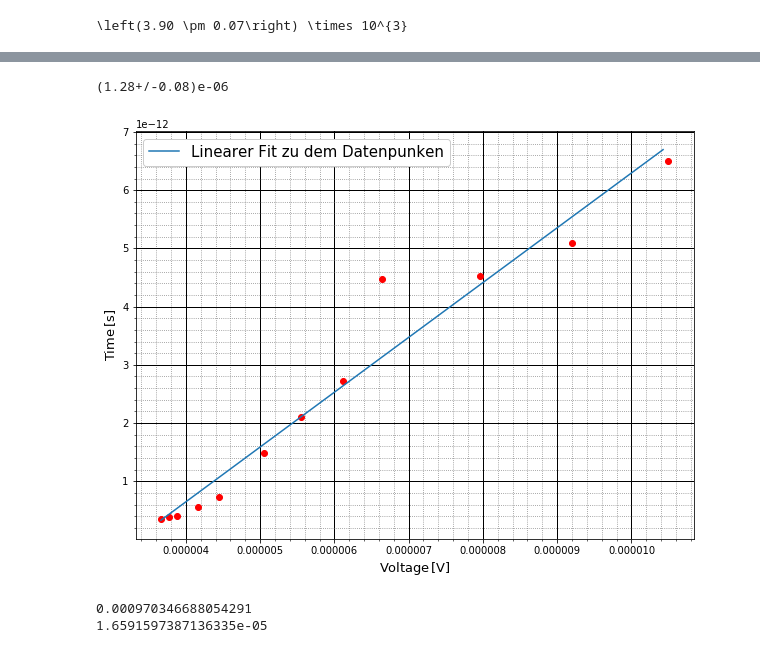
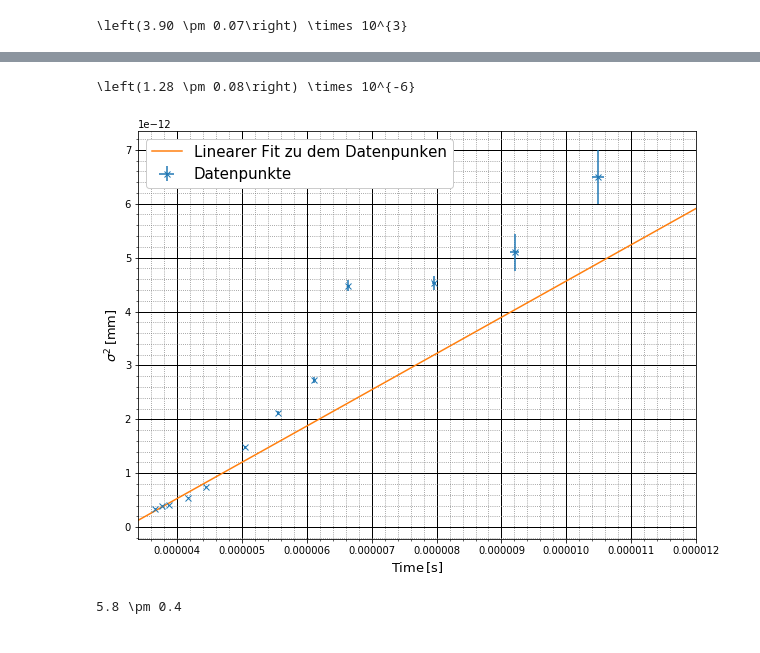
Before and after one commit to shockcookie/FP, a Jupyter notebook: Halbleiter/Data/V2/SpannungsMessung/Halbleiter Teil 2 Spannung.ipynb, the cells around one changed output, grey strips where cells are left out. Drawn from its saved outputs; the diff is of its cells as text; code cells hidden in the pictures.

```diff
--- a/Halbleiter/Data/V2/SpannungsMessung/Halbleiter Teil 2 Spannung.ipynb
+++ b/Halbleiter/Data/V2/SpannungsMessung/Halbleiter Teil 2 Spannung.ipynb
@@ -8,7 +8,7 @@ from scipy.optimize import curve_fit
 # %% [output]
 Populating the interactive namespace from numpy and matplotlib
 # %%
-def csvReader(x):
+def csvReader(x, string=False):
     """
         csvReader takes a csv file and creats a list with lists of the colloms.
         It also turns strings into numbers if possible.
@@ -449,7 +416,7 @@ x_s
 # %%
-print(tau2_pm[0][1])
+print('{:L}'.format(tau2_pm[0][1]))
 # %% [output]
-(1.28+/-0.08)e-06
+\left(1.28 \pm 0.08\right) \times 10^{-6}
 # %%
 ### FigureSize
 
@@ -468,48 +435,47 @@ for i in range(len(x_c_gk)):
     x_c_e_gk.append(x_c_gk[i].std_dev)
 
 p0 = [0.0000001,0]
-x_s_gk = [x_v_1[1],x_v_2[1],x_v_3[1],x_v_5[1],x_v_6[1],x_v_7[1],x_v_8[1],x_v_9[1],x_v_10[1],x_v_11[1],x_v_12[1],x_v_13[1]]
+x_s_gk = np.array([x_v_1[1],x_v_2[1],x_v_3[1],x_v_5[1],x_v_6[1],x_v_7[1],x_v_8[1],x_v_9[1],x_v_10[1],x_v_11[1],x_v_12[1],x_v_13[1]])**2
 x_s_v_gk = []
 x_s_e_gk = []
 for i in range(len(x_s_gk)):
     x_s_v_gk.append(x_s_gk[i].nominal_value)
 for i in range(len(x_s_gk)):
-    x_s_e.append(x_s_gk[i].std_dev)
+    x_s_e_gk.append(x_s_gk[i].std_dev)
 x_test = arange(0,0.0001,0.000001)
 #plt.plot(x_test, np.sqrt(p0[0]*x_test)+p0[1])
 
-xnew, ynew = linfit(x_c_v,np.array(x_s_v)**2)
-s_pm = linfit_pm(x_c_v,np.array(x_s_v)**2)
-plt.plot(x_c_v,np.array(x_s_v)**2,'ro')
-plt.plot(xnew, ynew,label='Linearer Fit zu dem Datenpunken')
+xnew, ynew = linfit(x_c_v_gk, np.array(x_s_v_gk),d=(0.0000034,0.000013),sigma= x_s_e_gk)
+s_pm = linfit_pm(x_c_v_gk, np.array(x_s_v_gk),sigma= x_s_e_gk)
+plt.errorbar(x_c_v_gk, np.array(x_s_v_gk), x_s_e_gk,x_c_e_gk,fmt="x",label='Datenpunkte')
+#plt.plot(x_c_v_gk, np.array(x_s_v_gk), 'x',label='Datenpunkte')
+plt.plot(xnew, ynew, label='Linearer Fit zu dem Datenpunken')
 
 ###   Label / Title
 
-plt.xlabel(r'Voltage$\,[\mathrm{V}]$', fontsize=13)
-plt.ylabel(r'Time$\,[\mathrm{s}]$', fontsize=13)
+plt.ylabel(r'$\sigma^2\,[\mathrm{mm}]$', fontsize=13)
+plt.xlabel(r'Time$\,[\mathrm{s}]$', fontsize=13)
 
 ###   Axes / Grid
 
 axes = plt.gca()  ##  Searches current Axes
 
-#axes.set_xlim([18.97,19.3])
+axes.set_xlim([0.0000034,0.000012])
 #axes.set_ylim([-300,370])
 
 #axes.set_yticks([0,10,20,30,40,50,60,70,80,90,100,110])
 #axes.set_xticks([0.1,0.2,0.3,0.4,0.5,0.6,0.7,0.8])
 
 axes.grid(which='major', linestyle='-', linewidth='1', color='black')
 axes.grid(which='minor', linestyle=':', color='gray')
 axes.minorticks_on()
 
 plt.legend(fontsize=15, framealpha=1)
 plt.savefig('V2SPannung1.png')
 plt.show()
 # %% [output]
-[figure, old version]
+[figure, new version]
-# %%
-print(np.sqrt(s_pm[0][0].nominal_value))
-print((s_pm[0][0].std_dev)/(np.sqrt(s_pm[0][0].nominal_value)*4))
-# %% [output]
-0.000970346688054291
-1.6591597387136335e-05
+# %%
+print('{:L}'.format(unp.sqrt(s_pm[0][0]/2)*10**4))
+# %% [output]
+5.8 \pm 0.4
```
Also changed, not shown: parts of 4 cells of this notebook, 9 other files.
